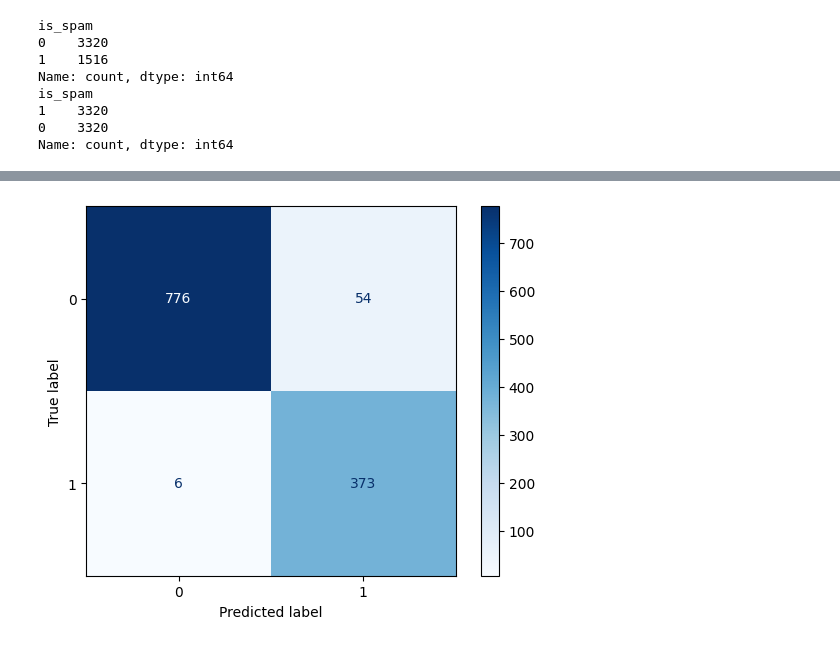
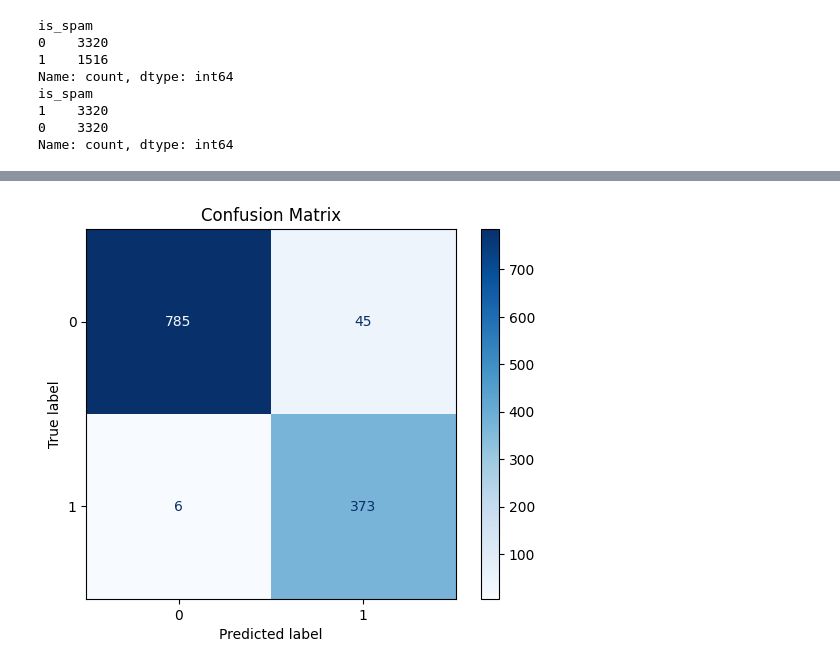
Before and after one commit to afoviedo/spam-email-classifier, a Jupyter notebook: Code/SpamCLF.ipynb, the cells around one changed output, grey strips where cells are left out. Drawn from its saved outputs; the diff is of its cells as text; code cells hidden in the pictures.

Commit message:
Selection of models with GridSearch & CV. Best Model: SVC()

```diff
--- a/Code/SpamCLF.ipynb
+++ b/Code/SpamCLF.ipynb
@@ -137,0 +199,2 @@ y_pred = model.predict(X_test)
+# %%
+grid_search.fit(X_train, y_train)
@@ -137,0 +212,3 @@ y_pred = model.predict(X_test)
+# %%
+model = grid_search.best_params_['clf']
+model
@@ -137,0 +217,3 @@ y_pred = model.predict(X_test)
+# %%
+best_params = {key.replace('clf__', ''): value for key, value in grid_search.best_params_.items() if key != 'clf'}
+best_params
@@ -137,0 +222,4 @@ y_pred = model.predict(X_test)
+# %%
+best_params['probability'] = True # Add the probability=True parameter required for the ROC Curve
+model = model.set_params(**best_params)
+model.fit(X_train_resampled, y_train_resampled)
@@ -154,10 +247,11 @@ weighted avg       0.96      0.95      0.95      1209
 # %%
 # Crear la matriz de confusión
 cm = confusion_matrix(y_test, y_pred)
 
 # Mostrar la matriz de confusión
 disp = ConfusionMatrixDisplay(confusion_matrix=cm, display_labels=model.classes_)
 disp.plot(cmap = plt.cm.Blues)
+plt.title('Confusion Matrix')
 plt.show()
 # %% [output]
-[figure, old version]
+[figure, new version]
```
Also changed, not shown: parts of 25 cells of this notebook.
